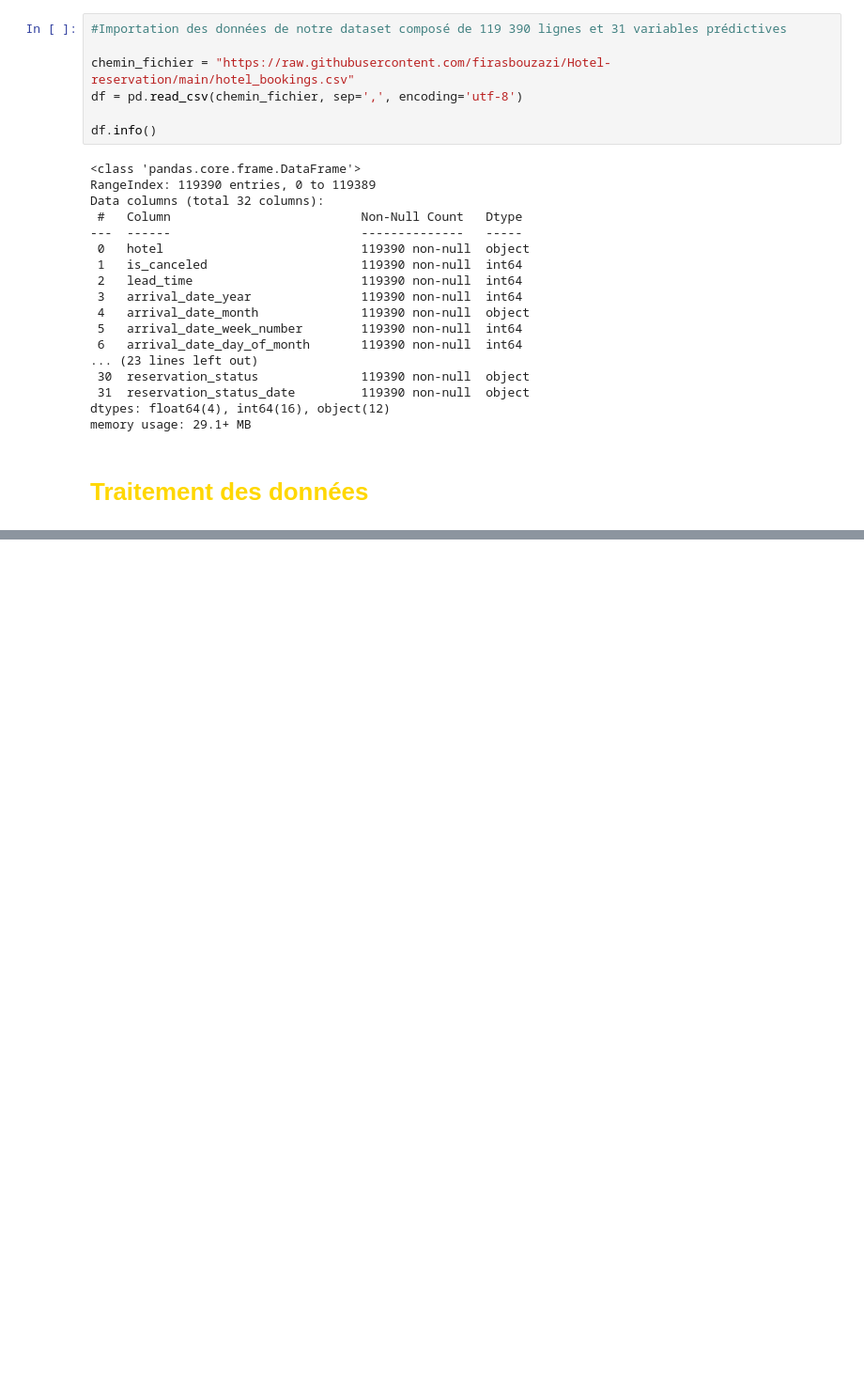
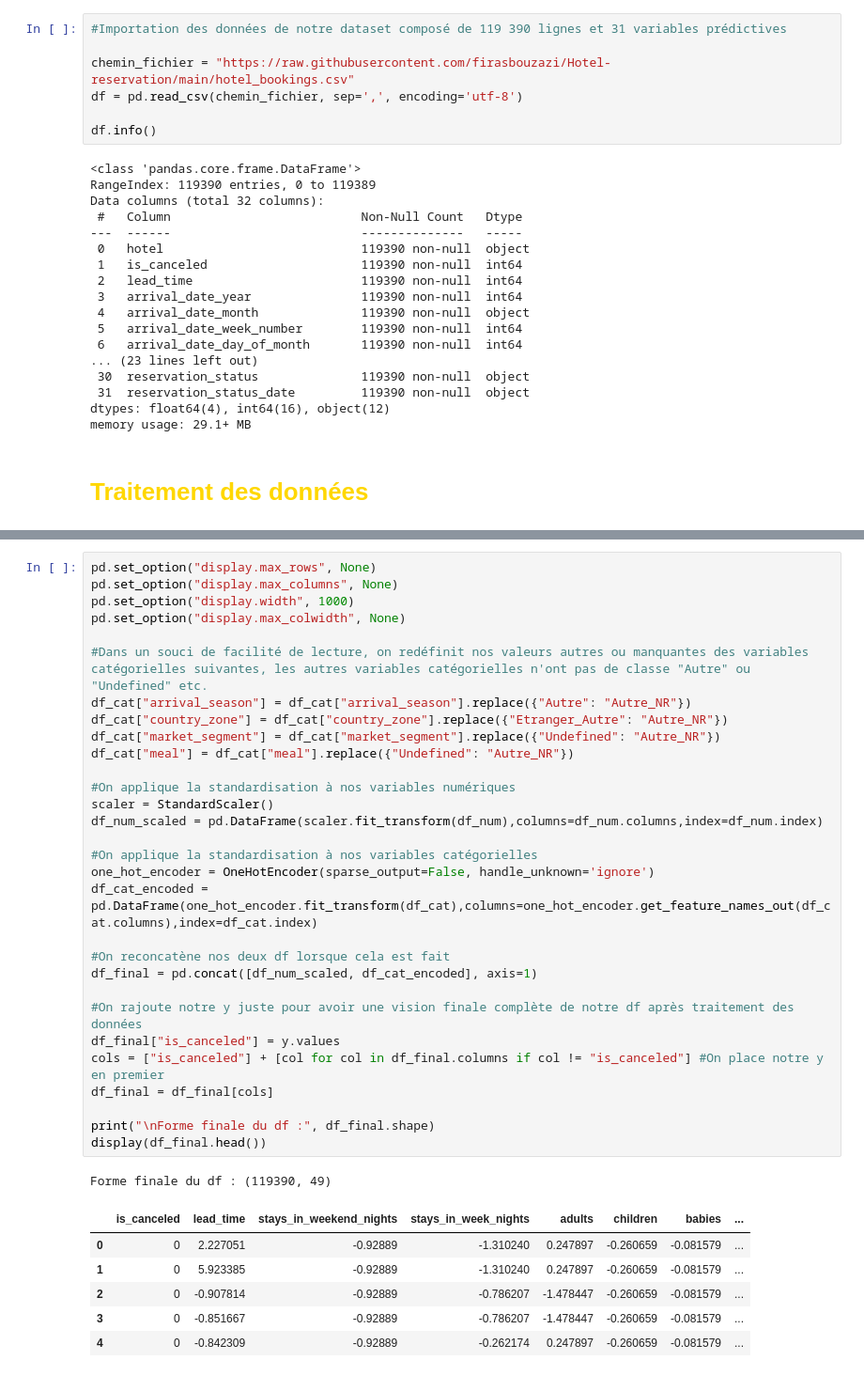
Before and after one commit to firasbouzazi/Hotel-reservation, a Jupyter notebook: Projet_AAA.ipynb, the cells around one changed output, grey strips where cells are left out. Shown at 94% size. Cells and saved outputs as stored; diff of their text form; blank space fills up the shorter version.

```diff
--- a/Projet_AAA.ipynb
+++ b/Projet_AAA.ipynb
@@ -64,0 +230,38 @@ memory usage: 29.1+ MB
+# %%
+pd.set_option("display.max_rows", None)
+pd.set_option("display.max_columns", None)
+pd.set_option("display.width", 1000)
+pd.set_option("display.max_colwidth", None)
+
+#Dans un souci de facilité de lecture, on redéfinit nos valeurs autres ou manquantes des variables catégorielles suivantes, les autres variables catégorielles n'ont pas de classe "Autre" ou "Undefined" etc.
+df_cat["arrival_season"] = df_cat["arrival_season"].replace({"Autre": "Autre_NR"})
+df_cat["country_zone"] = df_cat["country_zone"].replace({"Etranger_Autre": "Autre_NR"})
+df_cat["market_segment"] = df_cat["market_segment"].replace({"Undefined": "Autre_NR"})
+df_cat["meal"] = df_cat["meal"].replace({"Undefined": "Autre_NR"})
+
+#On applique la standardisation à nos variables numériques
+scaler = StandardScaler()
+df_num_scaled = pd.DataFrame(scaler.fit_transform(df_num),columns=df_num.columns,index=df_num.index)
+
+#On applique la standardisation à nos variables catégorielles
+one_hot_encoder = OneHotEncoder(sparse_output=False, handle_unknown='ignore')
+df_cat_encoded = pd.DataFrame(one_hot_encoder.fit_transform(df_cat),columns=one_hot_encoder.get_feature_names_out(df_cat.columns),index=df_cat.index)
+
+#On reconcatène nos deux df lorsque cela est fait
+df_final = pd.concat([df_num_scaled, df_cat_encoded], axis=1)
+
+#On rajoute notre y juste pour avoir une vision finale complète de notre df après traitement des données
+df_final["is_canceled"] = y.values
+cols = ["is_canceled"] + [col for col in df_final.columns if col != "is_canceled"] #On place notre y en premier
+df_final = df_final[cols]
+
+print("\nForme finale du df :", df_final.shape)
+display(df_final.head())
+# %% [output]
+Forme finale du df : (119390, 49)
+|  | is_canceled | lead_time | stays_in_weekend_nights | stays_in_week_nights | adults | children | babies | ... |
+| 0 | 0 | 2.227051 | -0.92889 | -1.310240 | 0.247897 | -0.260659 | -0.081579 | ... |
+| 1 | 0 | 5.923385 | -0.92889 | -1.310240 | 0.247897 | -0.260659 | -0.081579 | ... |
+| 2 | 0 | -0.907814 | -0.92889 | -0.786207 | -1.478447 | -0.260659 | -0.081579 | ... |
+| 3 | 0 | -0.851667 | -0.92889 | -0.786207 | -1.478447 | -0.260659 | -0.081579 | ... |
+| 4 | 0 | -0.842309 | -0.92889 | -0.262174 | 0.247897 | -0.260659 | -0.081579 | ... |
```
Also changed, not shown: parts of 13 cells of this notebook.
